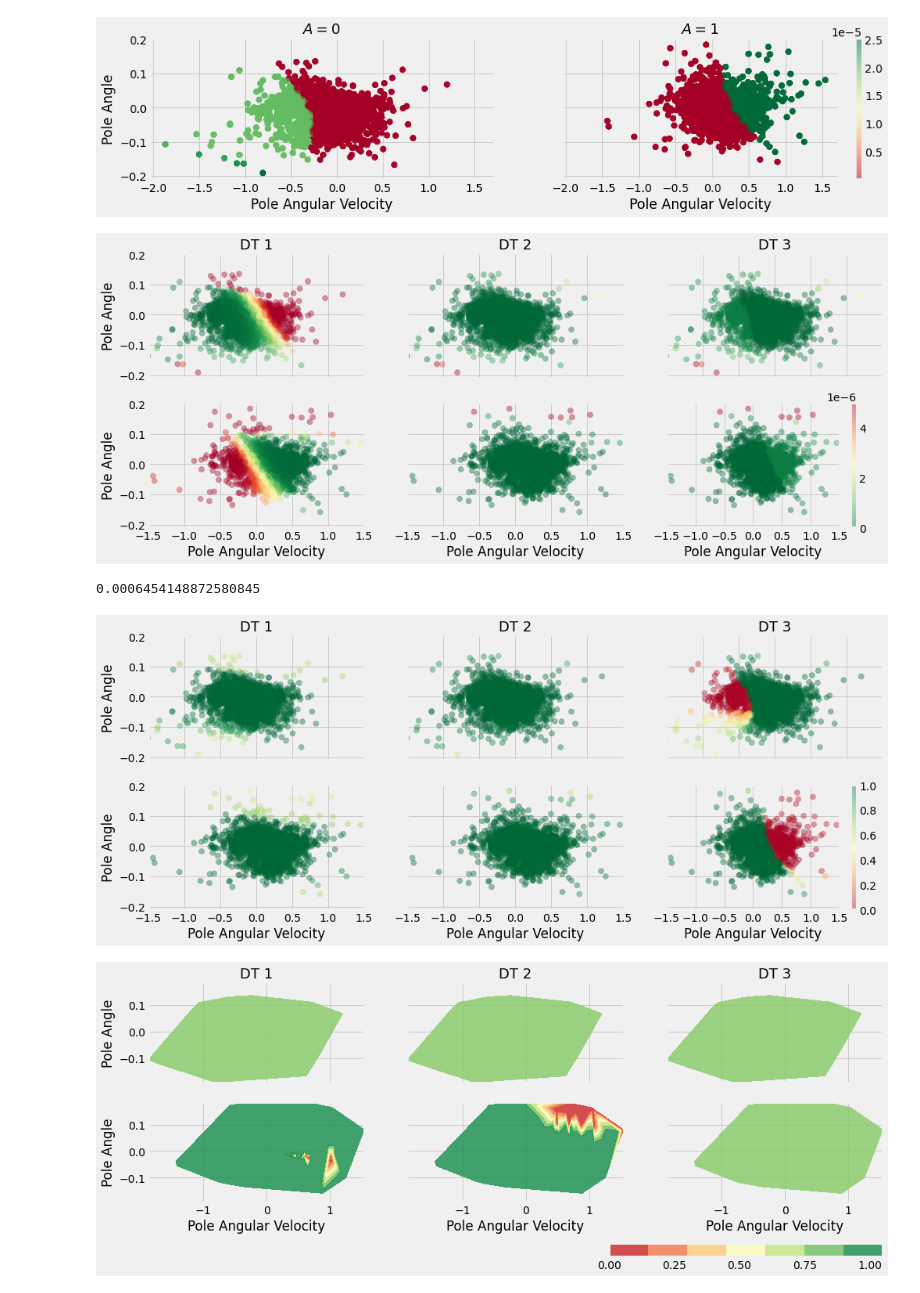
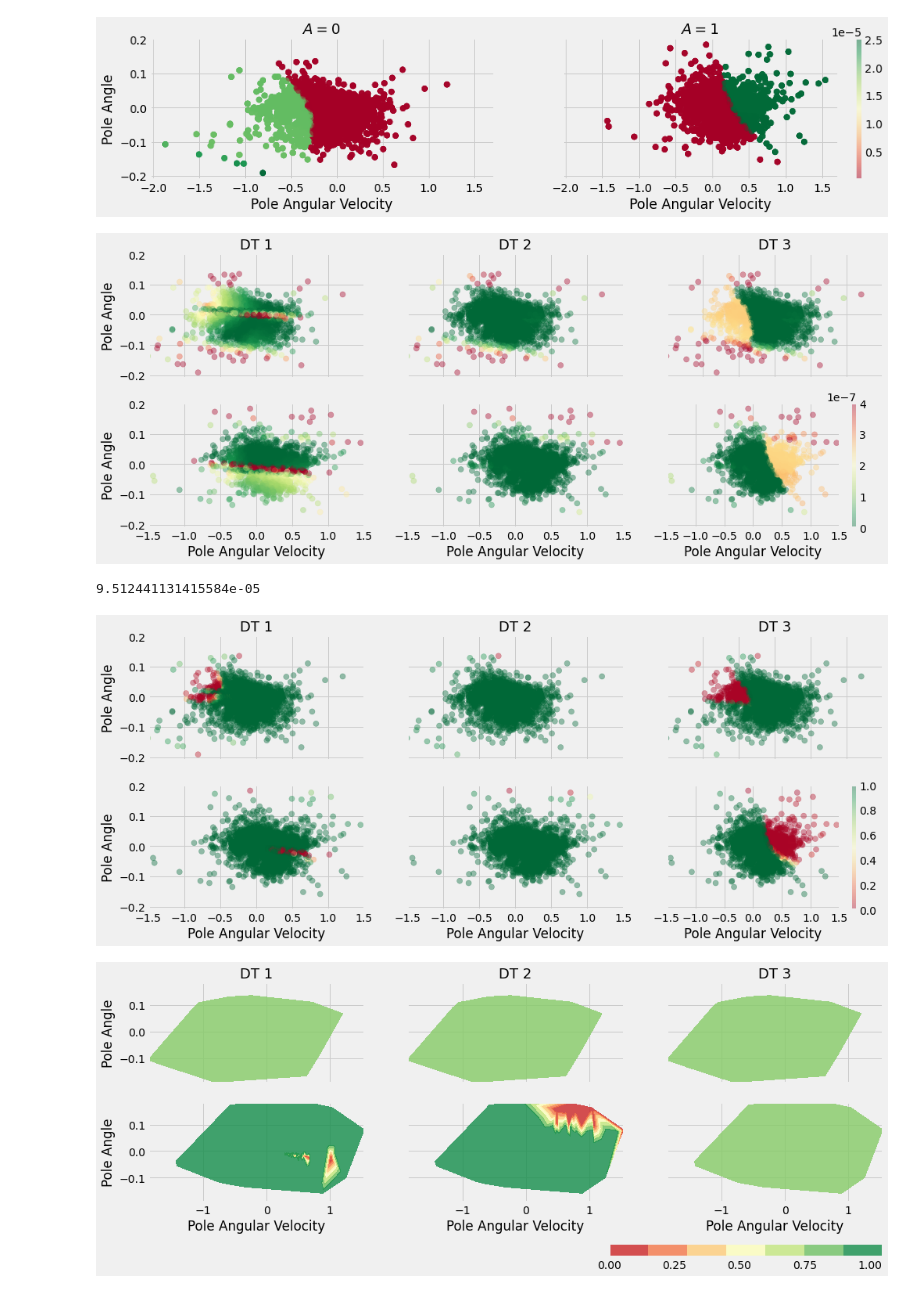
Before and after one commit to faaizT/CausalTwinAssessment, a Jupyter notebook: Cartpole Simulator (Updated).ipynb, the cells around one changed output. Drawn from its saved outputs; the diff is of its cells as text; code cells hidden in the pictures.

```diff
--- a/Cartpole Simulator (Updated).ipynb
+++ b/Cartpole Simulator (Updated).ipynb
@@ -1558,7 +1558,7 @@ def experimental_results_different_quantiles(noise_std, quantile, sim_net=None,
             obs_net = Net(n_feature=len(obs_data_test_raw.columns)+1, n_hidden=4, n_output=1)
             obs_net.load_state_dict(torch.load(f'{models_dir}/yobs_{i}'))
             obs_net.eval()
-        if ymin_net is None or i > 0:
+        if ymin_net is None:
             ymin_net = Net(n_feature=len(obs_data_test_raw.columns)+1, n_hidden=4, n_output=1)
             ymin_net.load_state_dict(torch.load(f'{quantile_models_dir}/ymin_{quantile}_{i}'))
             ymin_net.eval()
@@ -1566,7 +1566,7 @@ def experimental_results_different_quantiles(noise_std, quantile, sim_net=None,
         ymin_90_net = Net(n_feature=len(obs_data_test_raw.columns)+1, n_hidden=4, n_output=1)
         ymin_90_net.load_state_dict(torch.load(f'{quantile_models_dir}/ymin_0.9_{i}'))
         ymin_90_net.eval()
-        if ymax_net is None or i > 0:
+        if ymax_net is None:
             ymax_net = Net(n_feature=len(obs_data_test_raw.columns)+1, n_hidden=4, n_output=1)
             ymax_net.load_state_dict(torch.load(f'{quantile_models_dir}/ymax_{quantile}_{i}'))
             ymax_net.eval()
@@ -1588,7 +1588,7 @@ def experimental_results_different_quantiles(noise_std, quantile, sim_net=None,
             ub = (pred*pol_val + (1-pol_val)*ymax)
             if i == 0:
                 sim_pred = sim_net(torch.column_stack((X_val, A_val))).reshape(-1)*df_partial[outcome].std() + df_partial[outcome].mean()
-                sim_pred = torch.where(pol_val < 1, lb_90, sim_pred)
+                sim_pred = torch.where(pol_val < 0, lb_90, sim_pred)
                 sim3_pred = torch.where(pol_val >= 0.90, pred + 0.0005, pred)
                 sim2_pred = pred
             mse = torch.square(sim_pred - pred)
@@ -1649,7 +1649,7 @@ results = pd.DataFrame()
 quantiles = [0.90, 0.95, 0.975, 0.99, 0.999]
 # quantiles = [0.90, 0.95]
 for quantile in quantiles:
-    results_df = experimental_results_different_quantiles(0.001, quantile, sim_net)
+    results_df = experimental_results_different_quantiles(0.001, quantile)
     results_df['quantile'] = quantile
     results = pd.concat([results, results_df], axis = 0)
 # %%
@@ -1854,39 +1854,39 @@ new_cmap = cmap
 new_cmap = truncate_colormap(cmap, 0, 1)
 quantile = 0.999
 for i in range(1,4):
     for j in range(2):
         results_filtered = results_cls[(results_cls['quantile']==quantile) & (results_cls['A']==j)]
 #         axs[j][i-1].set_aspect('equal')
         x = results_filtered[x_columns[0]]
         y = results_filtered[x_columns[1]]
         z = results_filtered[f'$||Y^{{sim}} - Y^{{obs}}||^2$ (DT-{i})']
-        vals = axs[j][i-1].scatter(x=x, y=y, c=z, cmap=new_cmap, vmin=0, vmax=0.5*1e-5, alpha=0.4, s=50)
+        vals = axs[j][i-1].scatter(x=x, y=y, c=z, cmap=new_cmap, vmin=0, vmax=0.4*1e-6, alpha=0.4, s=50)
         axs[j][i-1].set_xlim([-1.5, 1.5])
         if j == 0:
             axs[j][i-1].set_title(f"DT {i}", fontsize=18)
         else:
             axs[j][i-1].set_xlabel(x_columns[0])
 
 # plt.grid(False)
 axs[0][0].set_ylabel(x_columns[1])
 axs[1][0].set_ylabel(x_columns[1])
 # plt.clim(0, 1)
 
 
 plt.colorbar(vals)
 # cbar = plt.colorbar(vals, ax=axs, shrink=0.5, fraction=0.05, orientation='horizontal', anchor=(1.0,-0.05), panchor=(0.95,-0.05))
 # cbar.set_ticks(np.arange(5)/4)
 # st = fig.suptitle(f"CPS for DT {DT} ($A={action}$)")
 
 # st.set_y(0.20)
 # cbar.set_label("CPS")
 plt.show()
 # %% [output]
-[figure, old version]
+[figure, new version]
 # %%
 results_filtered[f'$||Y^{{sim}} - Y^{{obs}}||^2$ (DT-1)'].max()
 # %% [output]
-0.0006454148872580845
+9.512441131415584e-05
 # %%
 import matplotlib.tri as tri
 action = 1
@@ -1894,7 +1894,7 @@ DT = 2
 fig, axs = plt.subplots(2, 3, figsize=(15,6), sharex=True, sharey=True)
 cmap = plt.get_cmap('RdYlGn')
 new_cmap = truncate_colormap(cmap, 0.01, 0.999)
-quantile = 0.95
+quantile = 0.99
 for i in range(1,4):
     for j in range(2):
         results_filtered = results_cls[(results_cls['quantile']==quantile) & (results_cls['A']==j)]
@@ -1924,7 +1924,7 @@ st.set_y(0.20)
 # cbar.set_label("CPS")
 plt.show()
 # %% [output]
-[figure, old version]
+[figure, new version]
 # %%
 import matplotlib.tri as tri
 action = 1
```
Also changed, not shown: parts of 17 cells of this notebook, 2 other files.
